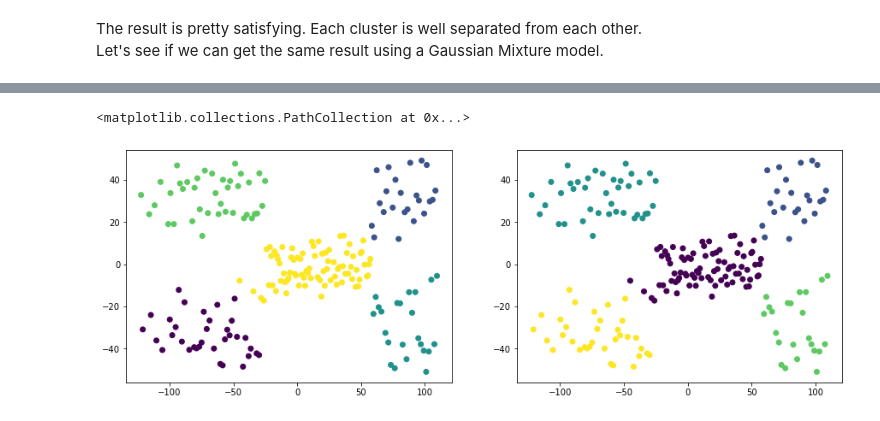
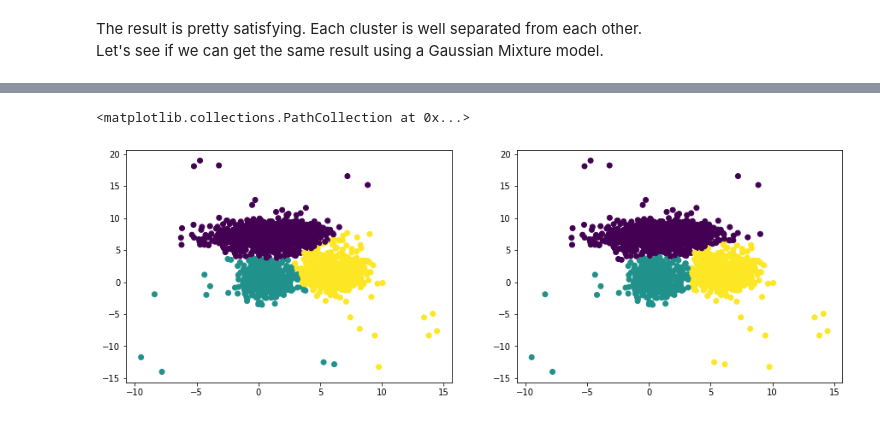
Before and after one commit to ConsciousML/Clustering-from-scratch, a Jupyter notebook: Clustering Mall Customers.ipynb, the cells around one changed output, grey strips where cells are left out. Cells and saved outputs as stored; diff of their text form; code cells hidden in the pictures.

```diff
--- a/Clustering Mall Customers.ipynb
+++ b/Clustering Mall Customers.ipynb
@@ -73,3 +38,5 @@ plt.scatter(X_pca[:, 0], X_pca[:, 1])
+# %%
+X = torch.from_numpy(data).float()
 # %% [markdown]
 Our goal is to separate the data into groups where the samples in each group are similar.
 # %% [markdown]
@@ -156,6 +125,6 @@ class KMeansClustering():
         # Return the best prediction based on the objective function
         return pred
 # %%
-kms = KMeansClustering(n_clusters=5)
-pred = kms.fit_transform(X_s)
+kms = KMeansClustering(n_clusters=3)
+pred = kms.fit_transform(X)
 # %%
@@ -238,13 +207,7 @@ class GaussianMixture():
 
         return fact * torch.exp(-0.5 * X_minus_mu.mm(sigma_inv).mm(X_minus_mu.T))
 
-    def log_likelihood(self):
-        pass
-        #print(self.likelihoods)
-        #print(self.likelihoods * self.priors.T)
-
     def e_step(self, X):
-        return
         for j in range(self.n_components):
             for i in range(self.n_samples):
                 # For each sample and each gaussian, compute the likelihood that
@@ -287,7 +250,7 @@ class GaussianMixture():
 
 
         kms = KMeansClustering(n_clusters=self.n_components)
-        pred = kms.fit_transform(X_s).unsqueeze(1)
+        pred = kms.fit_transform(X).unsqueeze(1)
         self.probs = torch.zeros(self.n_samples, self.n_components)
         self.probs.scatter_(1, pred, 1)
 
@@ -305,16 +268,12 @@ class GaussianMixture():
         self.m_step(X)
         # Do n times the e-step and m-step
         for _ in range(self.n_iter):
-            plt.scatter(X_pca[:, 0], X_pca[:, 1], c=self.probs.argmax(dim=1))
-            plt.show()
             # E-step
             self.e_step(X)
+
             # M-step
             self.m_step(X)
-
-            self.log_likelihood()
         return self.probs.argmax(dim=1)
 # %%
-gmm = GaussianMixture(n_components=5, n_iter=10)
-X_s = X_s.type(torch.DoubleTensor)
-pred_gmm = gmm.fit_predict(X_s)
+gmm = GaussianMixture(n_components=3, n_iter=3)
+pred_gmm = gmm.fit_predict(X)
@@ -332,7 +280,7 @@ pred_gmm = gmm.fit_predict(X_s)
 # %%
 _, (ax1, ax2) = plt.subplots(1, 2, figsize=(15, 5))
-ax1.scatter(X_pca[:, 0], X_pca[:, 1], c=pred)
-ax2.scatter(X_pca[:, 0], X_pca[:, 1], c=pred_gmm)
+ax1.scatter(data[:, 0], data[:, 1], c=pred)
+ax2.scatter(data[:, 0], data[:, 1], c=pred_gmm)
 # %% [output]
 <matplotlib.collections.PathCollection at 0x...>
-[figure, old version]
+[figure, new version]
```
Also changed, not shown: parts of 23 cells of this notebook.
